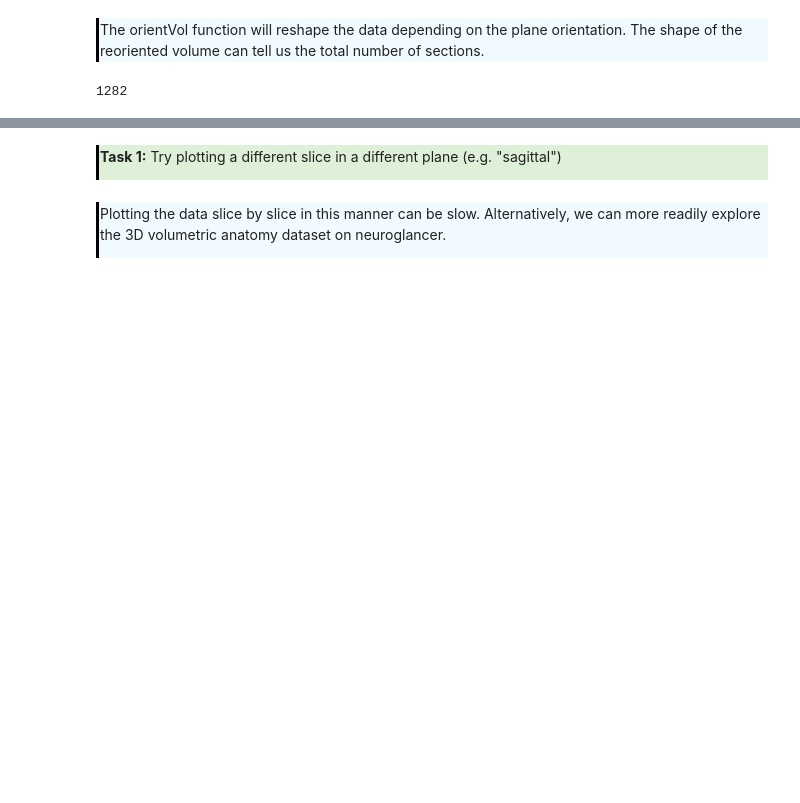
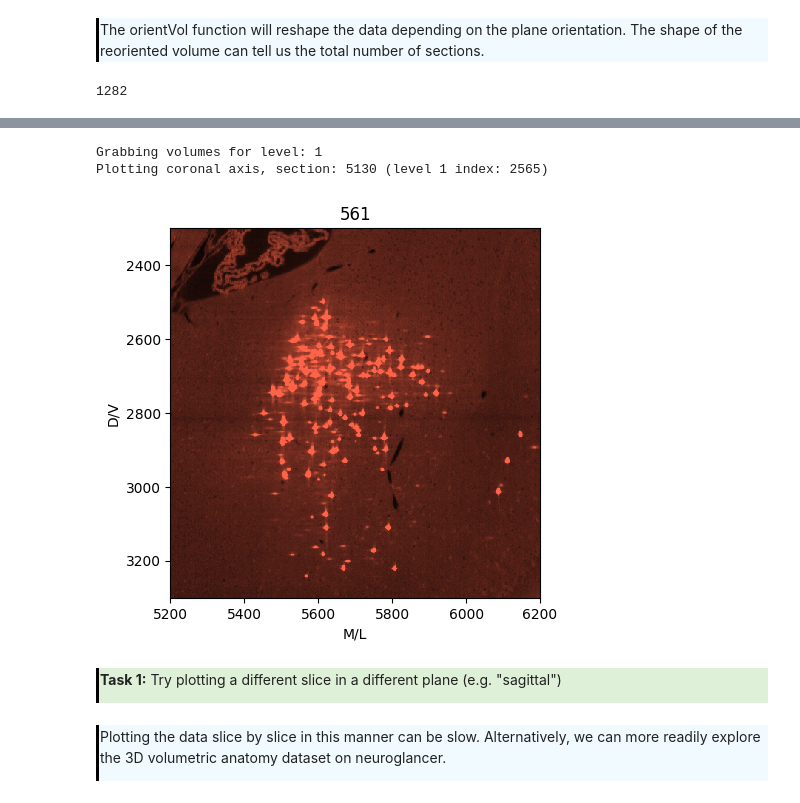
Before and after one commit to AllenNeuralDynamics/AIND-CNC-SmartSPIM-Workshop, a Jupyter notebook: code/Workshop Notebook V2.ipynb, the cells around one changed output, grey strips where cells are left out. Cells and saved outputs as stored; diff of their text form; code cells hidden in the pictures; blank space fills up the shorter version.

```diff
--- a/code/Workshop Notebook V2.ipynb
+++ b/code/Workshop Notebook V2.ipynb
@@ -116,3 +156,11 @@ chVol.shape[0]
+# %%
+# Here I'm changing the level parameter to load a higher resolution version of the data, but only for a small chunk of the data specified by the extent parameter.
+# Otherwise the data will take ages to plot, if the kernel doesn't crash first!
+x.plotSlice(ch = "561", plane = "coronal", level = 1, section = [], extent = extent)
+# %% [output]
+Grabbing volumes for level: 1
+Plotting coronal axis, section: 5130 (level 1 index: 2565)
+[figure, added]
 # %% [markdown]
 <div style="border-left: 3px solid #000; padding: 1px; padding-left: 10px; background: #DFF0D8; ">
 
```
Also changed, not shown: parts of 26 cells of this notebook, 1 other file.
